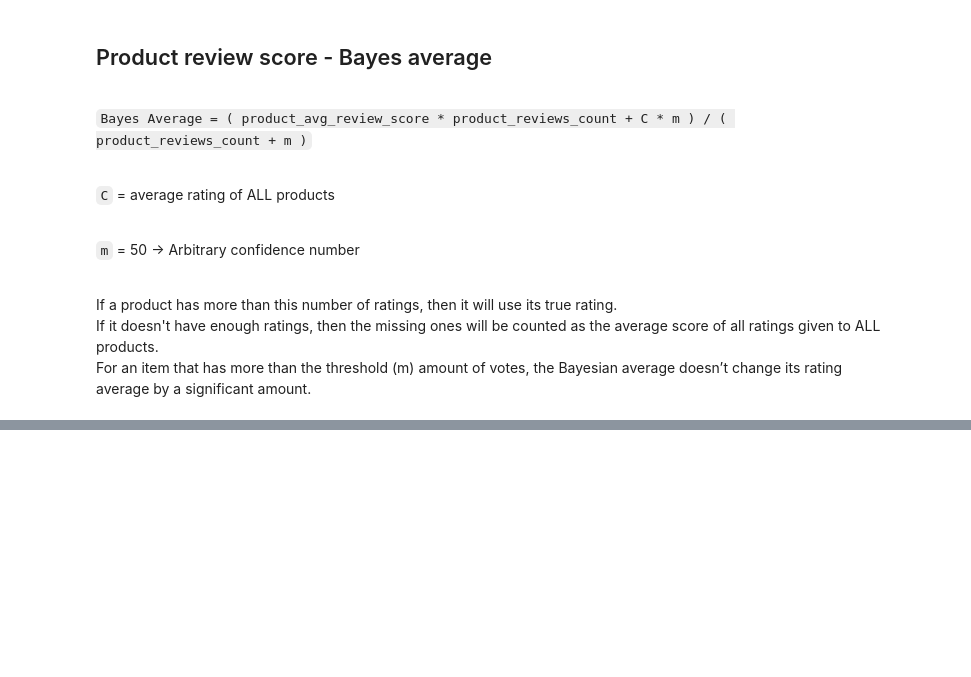
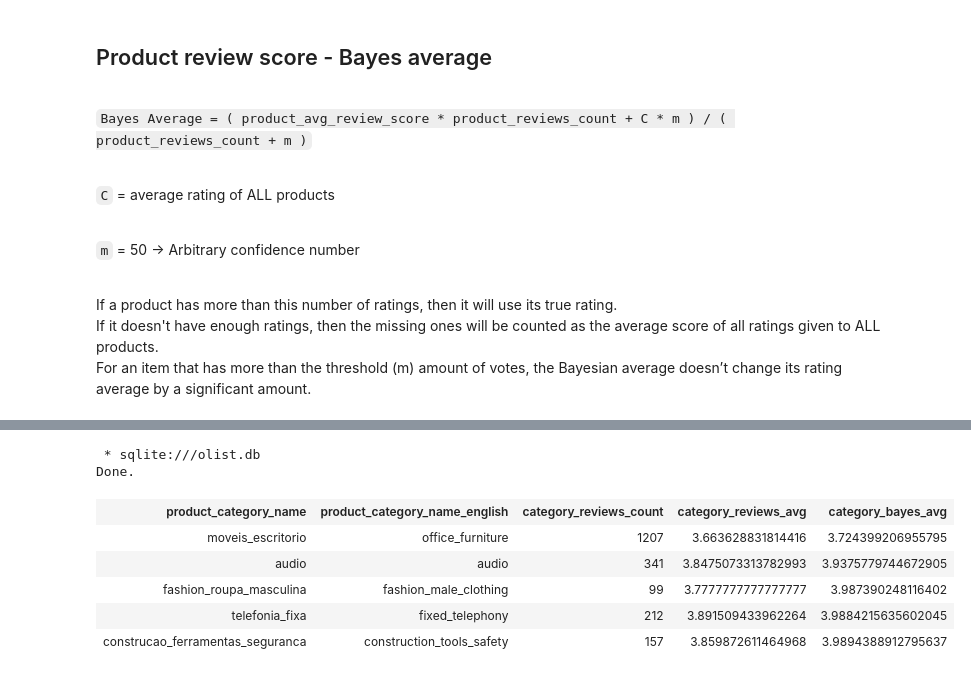
Before and after one commit to tindaro-adamo/olist-ecommerce-data-analysis, a Jupyter notebook: python/reviews.ipynb, the cells around one changed output, grey strips where cells are left out. Saved outputs shown, nothing was run; the diff lists cells and outputs as text; code cells hidden in the pictures; blank space fills up the shorter version.

```diff
--- a/python/reviews.ipynb
+++ b/python/reviews.ipynb
@@ -489,0 +491,16 @@ Done.
+# %%
+%%sql
+SELECT *
+FROM category_reviews_scores
+WHERE product_category_name IS NOT NULL
+ORDER BY category_bayes_avg
+LIMIT 5;
+# %% [output]
+ * sqlite:///olist.db
+Done.
+| product_category_name | product_category_name_english | category_reviews_count | category_reviews_avg | category_bayes_avg |
+| moveis_escritorio | office_furniture | 1207 | 3.663628831814416 | 3.724399206955795 |
+| audio | audio | 341 | 3.8475073313782993 | 3.9375779744672905 |
+| fashion_roupa_masculina | fashion_male_clothing | 99 | 3.7777777777777777 | 3.987390248116402 |
+| telefonia_fixa | fixed_telephony | 212 | 3.891509433962264 | 3.9884215635602045 |
+| construcao_ferramentas_seguranca | construction_tools_safety | 157 | 3.859872611464968 | 3.9894388912795637 |
```
Also changed, not shown: parts of 16 cells of this notebook.
